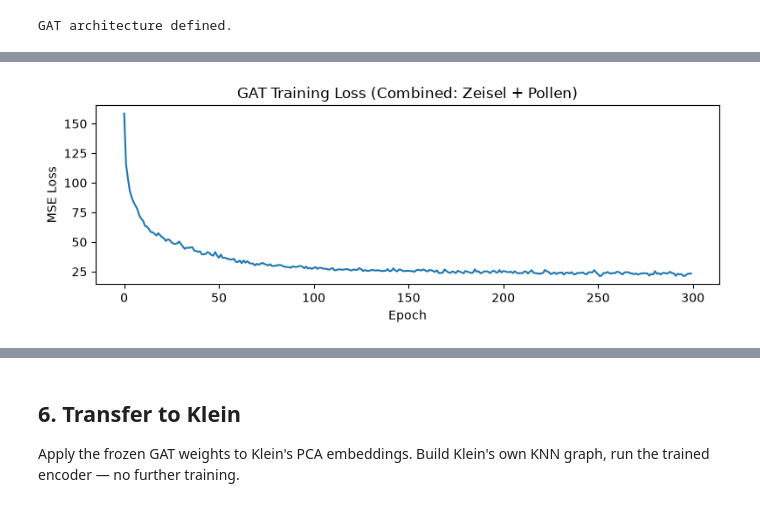
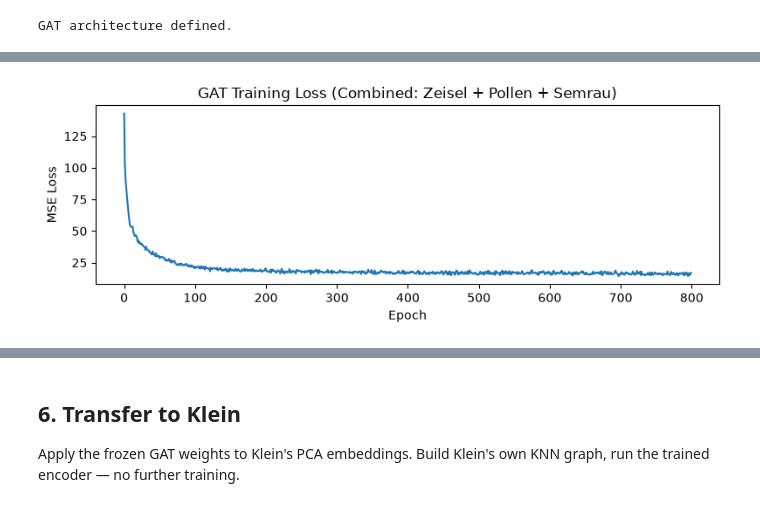
Before and after one commit to HershBud/GAT-gene-clustering, a Jupyter notebook: project-main.ipynb, the cells around one changed output, grey strips where cells are left out. Drawn from its saved outputs; the diff is of its cells as text; code cells hidden in the pictures.

```diff
--- a/project-main.ipynb
+++ b/project-main.ipynb
@@ -119,7 +120,7 @@ for mat_file in pollen_matrices:
 pollen_meta = pd.concat(meta_dfs)
 
 # Load expression
-raw_expr = pd.read_csv(pollen_expr_path, sep="\t", index_col=0, compression="gzip").T
+raw_expr = pd.read_csv(pollen_expr_path, sep="\t", index_col=0, compression="gzip", low_memory=False).T
 numeric_cols = raw_expr.apply(lambda col: pd.to_numeric(col, errors='coerce')).notna().all()
 clean_expr = raw_expr.loc[:, numeric_cols].astype(float)
 
@@ -243,6 +325,6 @@ GOOD: 18377 genes shared across all 3 — plenty for shared PCA space
 # %%
 # Visualize overlap as a heatmap
-fig, ax = plt.subplots(figsize=(6, 5))
+fig, ax = plt.subplots(figsize=(7, 5))
 overlap_arr = overlap_matrix.values.astype(int)
 im = ax.imshow(overlap_arr, cmap="YlGnBu")
 ax.set_xticks(range(len(names)))
@@ -341,15 +431,16 @@ Train the unsupervised GAT autoencoder on the combined training data (Zeisel + P
 # ============================================================
 
 class GATAutoencoder(torch.nn.Module):
-    def __init__(self, in_dim, hidden_dim, embed_dim, heads=4):
+    def __init__(self, in_dim, hidden_dim, embed_dim, heads=4, dropout_rate = 0.3):
         super().__init__()
-        self.gat1 = GATConv(in_dim, hidden_dim, heads=heads, dropout=0.3)
-        self.gat2 = GATConv(hidden_dim * heads, embed_dim, heads=1, dropout=0.3)
+        self.dropout_rate = dropout_rate
+        self.gat1 = GATConv(in_dim, hidden_dim, heads=heads, dropout=dropout_rate)
+        self.gat2 = GATConv(hidden_dim * heads, embed_dim, heads=1, dropout=dropout_rate)
         self.decoder = torch.nn.Linear(embed_dim, in_dim)
 
     def encode(self, x, edge_index):
         h = F.elu(self.gat1(x, edge_index))
-        h = F.dropout(h, p=0.3, training=self.training)
+        h = F.dropout(h, p=self.dropout_rate, training=self.training)
         h = self.gat2(h, edge_index)
         return h
 
@@ -379,9 +470,8 @@ GAT architecture defined.
 # ============================================================
 # Train GAT on combined training data
 # ============================================================
-
 # Combine training PCA embeddings into one graph
-train_pca_combined = np.vstack([zeisel_pca, pollen_pca])
+train_pca_combined = np.vstack([zeisel_pca, pollen_pca, semrau_pca])
 print(f"Combined training embeddings: {train_pca_combined.shape}")
 
 # Build KNN graph on combined training data
@@ -392,11 +482,15 @@ print(f"Training graph: {x_train.shape[0]} nodes, {edge_index.shape[1]} edges")
 # Init model
 HIDDEN_DIM = 64
 EMBED_DIM = 32
-EPOCHS = 300
+EPOCHS = 600
 LR = 0.005
 
-model = GATAutoencoder(in_dim=N_PCS, hidden_dim=HIDDEN_DIM, embed_dim=EMBED_DIM, heads=4)
+model = GATAutoencoder(in_dim=N_PCS, hidden_dim=HIDDEN_DIM, embed_dim=EMBED_DIM, heads=4, dropout_rate = 0.2)
 optimizer = torch.optim.Adam(model.parameters(), lr=LR, weight_decay=1e-4)
+
+# Track best model parameters
+best_loss = float('inf')
+best_model_path = "best_gat_model.pth"
 
 # Train
 model.train()
@@ -407,19 +501,31 @@ for epoch in range(EPOCHS):
     loss = F.mse_loss(x_recon, x_train)
     loss.backward()
     optimizer.step()
-    losses.append(loss.item())
+
+    current_loss = loss.item()
+    losses.append(current_loss)
+
+    # Save the model if it has the lowest loss seen so far
+    if current_loss < best_loss:
+        best_loss = current_loss
+        torch.save(model.state_dict(), best_model_path)
 
     if epoch % 50 == 0 or epoch == EPOCHS - 1:
-        print(f"  Epoch {epoch:3d} | Loss: {loss.item():.4f}")
+        print(f"  Epoch {epoch:3d} | Loss: {current_loss:.4f}")
+
+# Restore the model to the best saved weights
+model.load_state_dict(torch.load(best_model_path))
+model.eval() # Set to evaluation mode for subsequent transfer tasks
 
 # Plot training loss
 plt.figure(figsize=(8, 3))
 plt.plot(losses)
 plt.xlabel("Epoch")
 plt.ylabel("MSE Loss")
-plt.title("GAT Training Loss (Combined: Zeisel + Pollen)")
+plt.title("GAT Training Loss (Combined: Zeisel + Pollen + Semrau)")
 plt.tight_layout()
 plt.show()
 
 print(f"\nTraining complete. Model has {sum(p.numel() for p in model.parameters()):,} parameters.")
+print(f"Restored model weights from epoch with lowest loss ({best_loss:.4f}).")
 # %% [output]
@@ -435,2 +551,2 @@ Training graph: 3868 nodes, 54152 edges
-[figure, old version]
+[figure, new version]
 Training complete. Model has 23,506 parameters.
```
Also changed, not shown: parts of 11 cells of this notebook.
